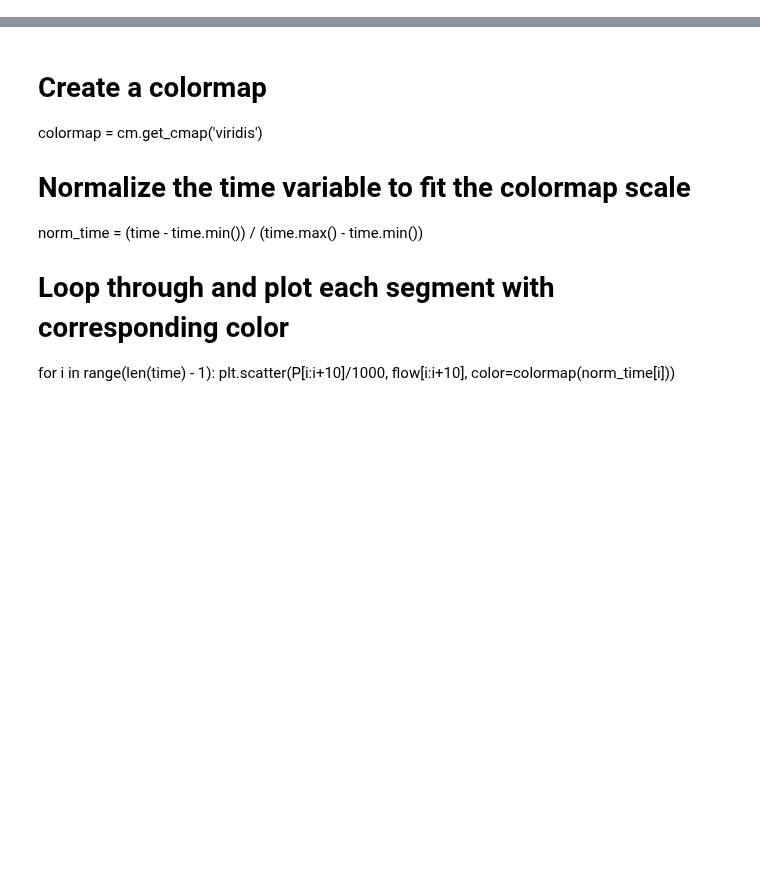
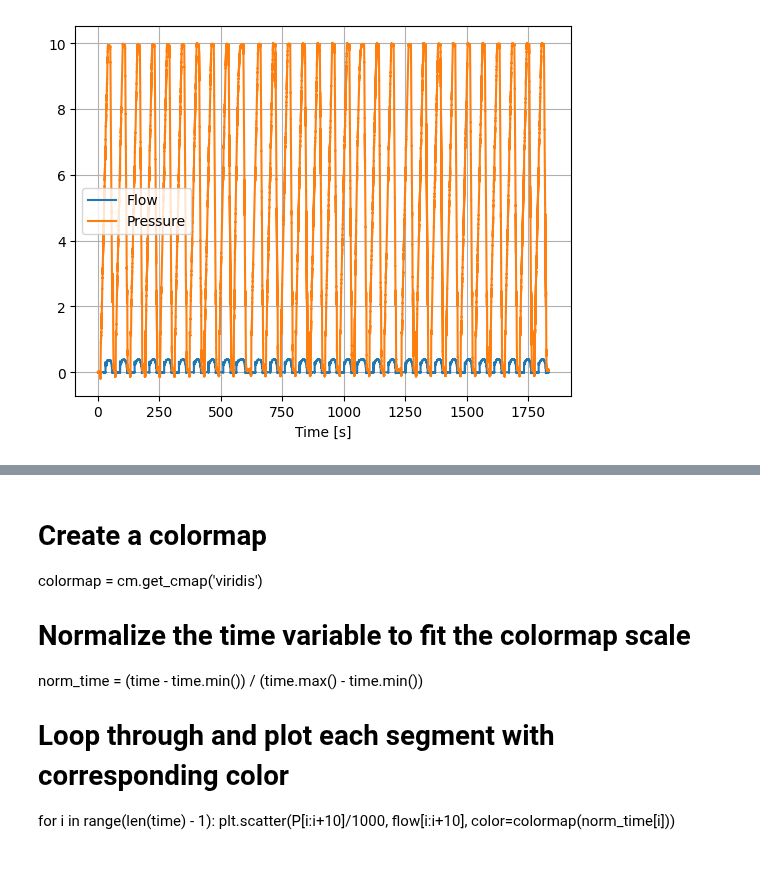
Before and after one commit to Olviel/Thermal_Soft_Robotics, a Jupyter notebook: Thermal_actuation/Experimental/Fluidic/Rothmund_Pressure_release/Valve_leak_test_rothmund_v2.ipynb, the cells around one changed output, grey strips where cells are left out. Saved outputs shown, nothing was run; the diff lists cells and outputs as text; code cells hidden in the pictures; blank space fills up the shorter version.

```diff
--- a/Thermal_actuation/Experimental/Fluidic/Rothmund_Pressure_release/Valve_leak_test_rothmund_v2.ipynb
+++ b/Thermal_actuation/Experimental/Fluidic/Rothmund_Pressure_release/Valve_leak_test_rothmund_v2.ipynb
@@ -42,31 +54,33 @@ for i, df in enumerate(data[0]):
         #label = len(df['SSCDP15-3'].values)/1000 #'SSCDP15-3'
     elif 'MPX100-3' in df.columns:
         P = df['MPX100-3'].values
         #label = len(df['MPX100-3'].values)/1000 #'SSCDP15-3'
     elif 'MPX700-2' in df.columns:
         P = df['MPX700-2'].values
         #label = len(df['MPX700-2'].values)/1000#'MPX700-2'
     elif 'SSCDP05-3' in df.columns:
         P = df['SSCDP05-3'].values
     #label = len(df['MPX700-2'].values)/1000#'MPX700-2'
     elif 'presFesto-1' in df.columns:
         P_setpoint = data[0][i]['presFesto-1'].values
     elif 'presFesto-0' in df.columns:
         P_setpoint = data[0][i]['presFesto-0'].values
 
     else:
         print(f"Skipping experiment {i+1}: No recognizable sensor data.")
         # Skip this iteration and move to the next experiment
 
-    if i ==1:
+    if i ==3:
         break
 
 
 plt.plot(time,flow, label = 'Flow')
 plt.plot(time,P/1000, label = "Pressure")
 #plt.plot(time, P_setpoint)
 #plt.plot(time,data[0][i]['presFesto-1']*100,label ="P setpoint")
 plt.legend()
 plt.xlabel('Time [s]')
 #plt.ylim(-0.1,0.1)
 plt.grid()
+# %% [output]
+[figure, added]
```
Also changed, not shown: parts of 18 cells of this notebook, 1 other file.
